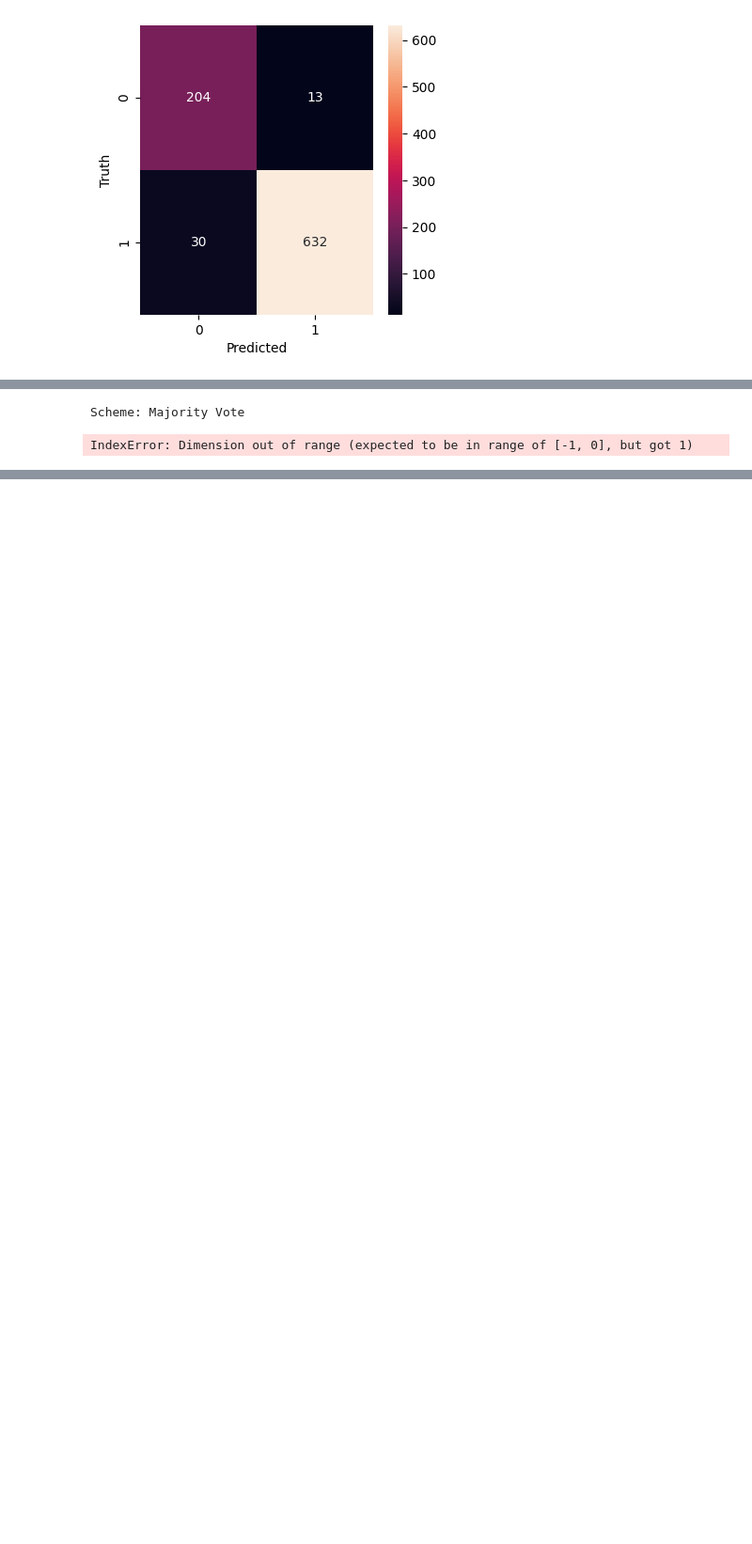
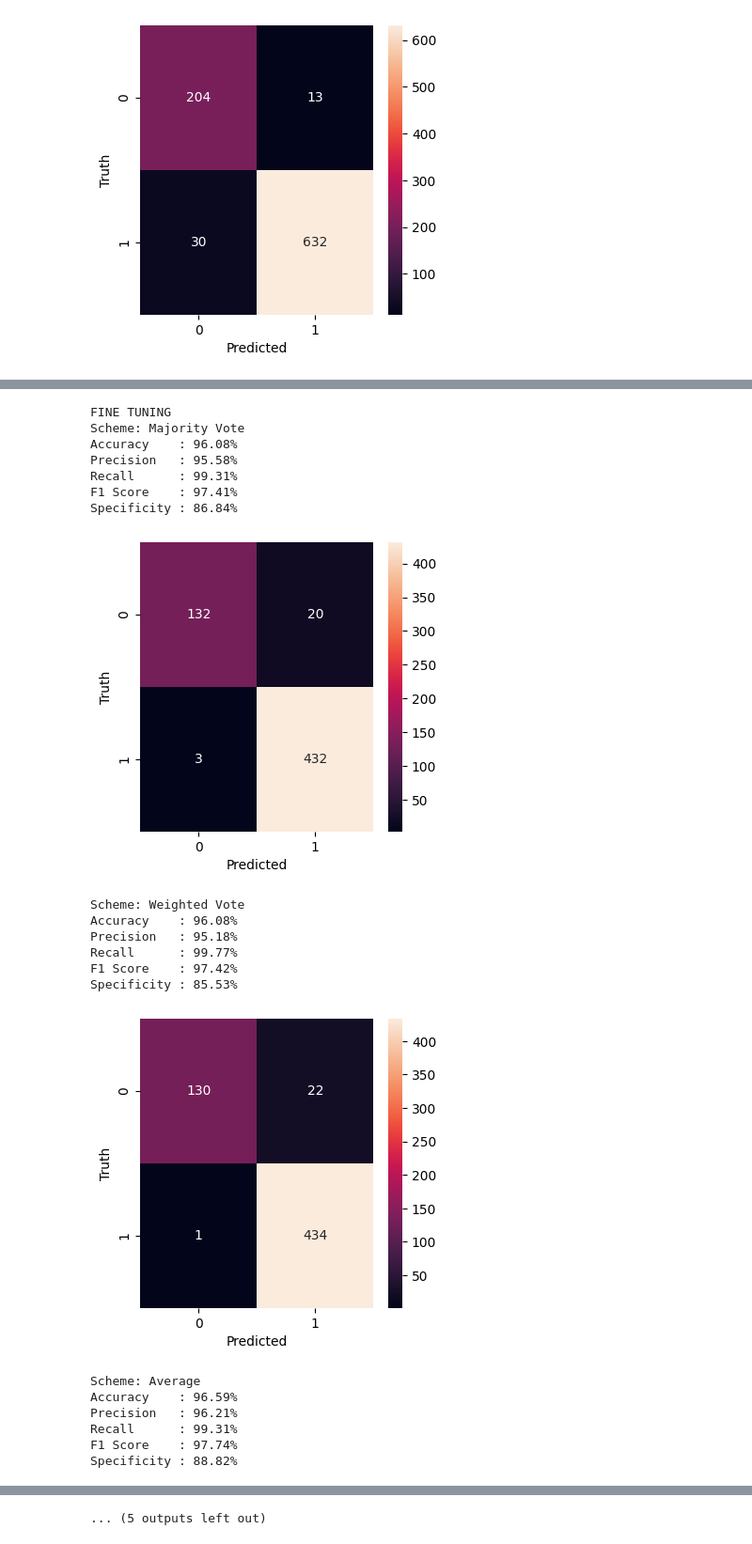
Before and after one commit to mvhhampek/d7047e, a Jupyter notebook: proj/main.ipynb, the cells around one changed output, grey strips where cells are left out. Shown at 94% size. Drawn from its saved outputs; the diff is of its cells as text; code cells hidden in the pictures; blank space fills up the shorter version.

```diff
--- a/proj/main.ipynb
+++ b/proj/main.ipynb
@@ -36,7 +36,7 @@ class CNN(nn.Module):
         x = self.fc2(x)
         return x
 # %%
-def evaluation_metrics(correct_predictions, total_predictions, all_targets, all_predictions, all_probs, display_cm = True):
+def evaluation_metrics(correct_predictions, total_predictions, all_targets, all_predictions, display_cm = True):
     cm = confusion_matrix(all_targets, all_predictions)
     tn, fp, fn, tp = cm.ravel()
 
@@ -45,13 +45,13 @@ def evaluation_metrics(correct_predictions, total_predictions, all_targets, all_
     recall = tp / (tp + fn) if (tp + fn) != 0 else 0
     f1 = 2 * (precision * recall) / (precision + recall) if (precision + recall) != 0 else 0
     specificity = tn / (tn + fp) if (tn + fp) != 0 else 0
-    auc = roc_auc_score(all_targets, [p[1] for p in all_probs])
+    #auc = roc_auc_score(all_targets, [p[1] for p in all_probs])
 
     print(f"\rAccuracy    : {accuracy*100:.2f}%")
     print(f"Precision   : {precision*100:.2f}%")
     print(f"Recall      : {recall*100:.2f}%")
     print(f"F1 Score    : {f1*100:.2f}%")
-    print(f"AUC Score   : {auc*100:.2f}%")
+    #print(f"AUC Score   : {auc*100:.2f}%")
     print(f"Specificity : {specificity*100:.2f}%")
     if display_cm:
         plt.figure(figsize=(4,4))
@@ -168,4 +168,4 @@ def test_model(nn, test_loader, display_cm = True) -> None:
 
 
     # Compute evalulation metrics
-    evaluation_metrics(correct_predictions, total_predictions, all_targets, all_predictions, all_probs, display_cm)
+    evaluation_metrics(correct_predictions, total_predictions, all_targets, all_predictions, display_cm)
@@ -387,11 +438,13 @@ scheduler_ft_googlenet = ReduceLROnPlateau(optimizer_ft_googlenet)
 scheduler_ft_densenet  = ReduceLROnPlateau(optimizer_ft_densenet)
 # %%
 print(f"Feature extraction. . .")
-feature_extraction_zip = zip([fe_resnet, fe_googlenet, fe_densenet],
+feature_extraction_zip = zip(
+    [          fe_resnet,           fe_googlenet,           fe_densenet],
     [optimizer_fe_resnet, optimizer_fe_googlenet, optimizer_fe_densenet],
-    [scheduler_fe_resnet, scheduler_fe_googlenet, scheduler_fe_densenet])
+    [scheduler_fe_resnet, scheduler_fe_googlenet, scheduler_fe_densenet],
+    [train_loader_resnet, train_loader_googlenet, train_loader_densenet])
 
-for model, optimizer, scheduler in feature_extraction_zip:
+for model, optimizer, scheduler, train_loader in feature_extraction_zip:
     nn_name = model.__class__.__name__
     print(f"Network: {nn_name}")
     train_and_validate(model, train_loader, val_loader, criterion, optimizer, num_epochs, scheduler, print_seperate=True, patience=3)
@@ -422,9 +475,12 @@ Specificity : 89.40%
 # %%
 print(f"Fine tuning. . .")
-fine_tuning_zip = zip([ft_resnet, ft_googlenet, ft_densenet],
+fine_tuning_zip = zip(
+    [          ft_resnet,           ft_googlenet,           ft_densenet],
     [optimizer_ft_resnet, optimizer_ft_googlenet, optimizer_ft_densenet],
-    [scheduler_ft_resnet, scheduler_ft_googlenet, scheduler_ft_densenet])
-for model, optimizer, scheduler in fine_tuning_zip:
+    [scheduler_ft_resnet, scheduler_ft_googlenet, scheduler_ft_densenet],
+    [train_loader_resnet, train_loader_googlenet, train_loader_densenet])
+
+for model, optimizer, scheduler, train_loader in fine_tuning_zip:
     nn_name = model.__class__.__name__
     print(f"Network: {nn_name}")
     train_and_validate(model, train_loader, val_loader, criterion, optimizer, num_epochs, scheduler, print_seperate=True, patience=5)
@@ -471,6 +549,41 @@ densenet  = load_model(models.densenet121, "networks/DENSENET_TRAINED_FINE_TUNIN
-# %%
-#"Majority Vote","Average","Weighted Average","Soft Voting"
-test_ensemble([ft_resnet, ft_googlenet, ft_densenet], test_loader, scheme = "Majority Vote", display_cm = True)
-# %% [output]
-Scheme: Majority Vote
-IndexError: Dimension out of range (expected to be in range of [-1, 0], but got 1)
+# %%
+#"Majority Vote","Average","Weighted Vote","Sum"
+print("FINE TUNING")
+test_ensemble([ft_resnet, ft_googlenet, ft_densenet], test_loader, scheme = "Majority Vote", display_cm = True)
+test_ensemble([ft_resnet, ft_googlenet, ft_densenet], test_loader, scheme = "Weighted Vote", display_cm = True)
+test_ensemble([ft_resnet, ft_googlenet, ft_densenet], test_loader, scheme = "Average", display_cm = True)
+test_ensemble([ft_resnet, ft_googlenet, ft_densenet], test_loader, scheme = "Sum", display_cm = True)
+print("\n\n\n")
+print("FEATURE EXTRACTION")
+test_ensemble([fe_resnet, fe_googlenet, fe_densenet], test_loader, scheme = "Majority Vote", display_cm = True)
+test_ensemble([fe_resnet, fe_googlenet, fe_densenet], test_loader, scheme = "Weighted Vote", display_cm = True)
+test_ensemble([fe_resnet, fe_googlenet, fe_densenet], test_loader, scheme = "Average", display_cm = True)
+test_ensemble([fe_resnet, fe_googlenet, fe_densenet], test_loader, scheme = "Sum", display_cm = True)
+# test_model(ft_resnet, test_loader, display_cm = True)
+# test_model(ft_googlenet, test_loader, display_cm = True)
+# test_model(ft_densenet, test_loader, display_cm = True)
+# test_model(fe_resnet, test_loader, display_cm = True)
+# test_model(fe_googlenet, test_loader, display_cm = True)
+# test_model(fe_densenet, test_loader, display_cm = True)
+# %% [output]
+FINE TUNING
+Scheme: Majority Vote
+Accuracy    : 96.08%
+Precision   : 95.58%
+Recall      : 99.31%
+F1 Score    : 97.41%
+Specificity : 86.84%
+[figure, added]
+Scheme: Weighted Vote
+Accuracy    : 96.08%
+Precision   : 95.18%
+Recall      : 99.77%
+F1 Score    : 97.42%
+Specificity : 85.53%
+[figure, added]
+Scheme: Average
+Accuracy    : 96.59%
+Precision   : 96.21%
+Recall      : 99.31%
+F1 Score    : 97.74%
+Specificity : 88.82%
@@ -476,0 +613 @@ IndexError: Dimension out of range (expected to be in range of [-1, 0], but got
+... (5 outputs left out)
```
Also changed, not shown: parts of 9 cells of this notebook, 18 other files.
